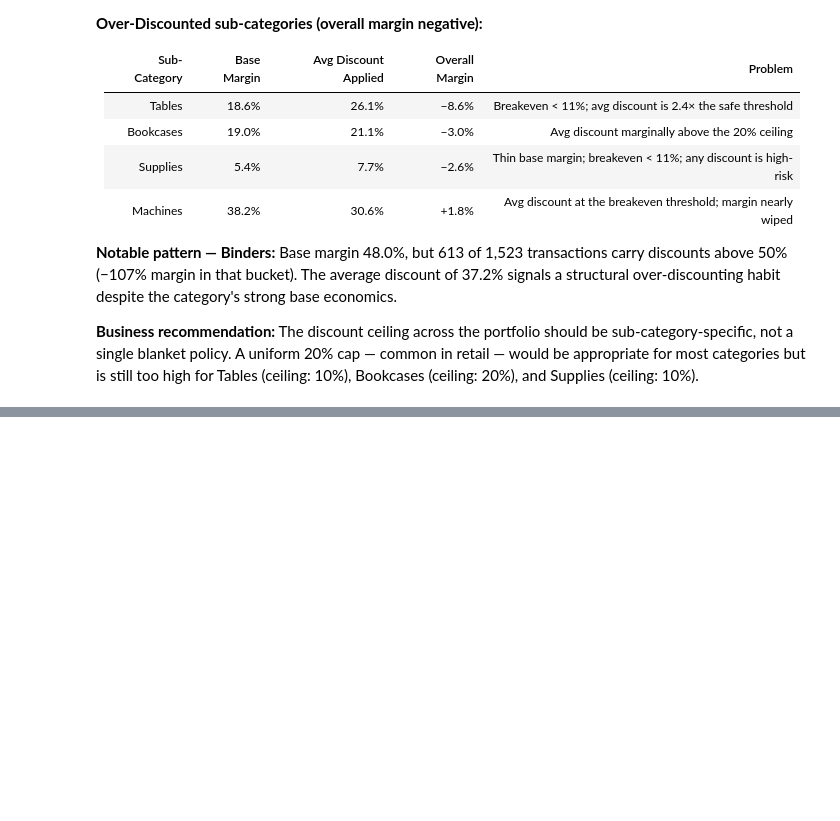
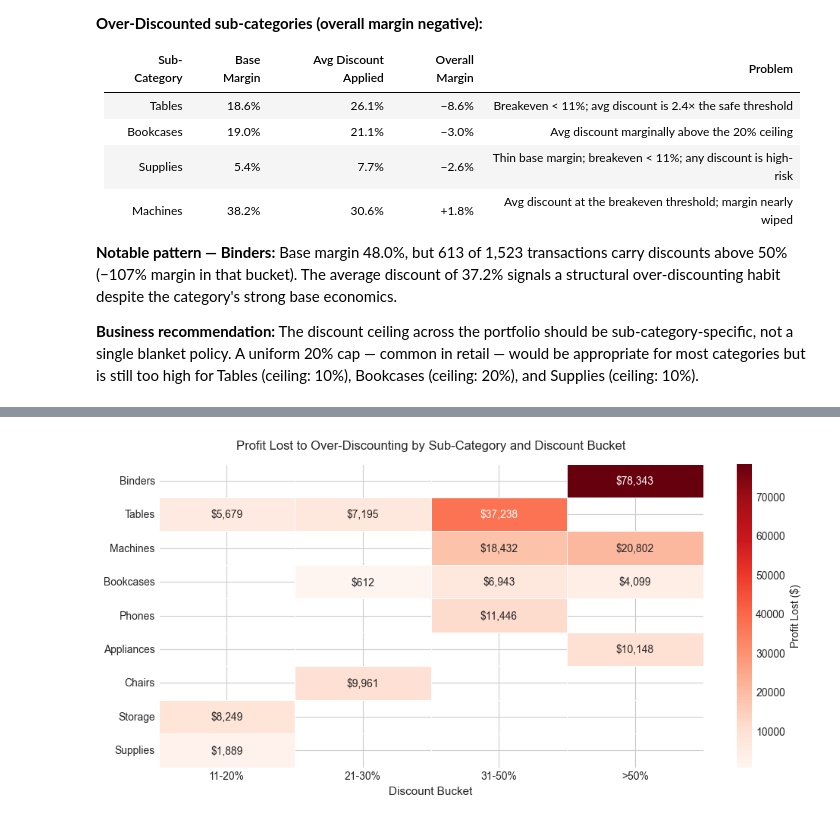
Before and after one commit to JoseFranTZ/superstore-sales-analysis, a Jupyter notebook: notebooks/03_phase2_discounts.ipynb, the cells around one changed output, grey strips where cells are left out. Drawn from its saved outputs; the diff is of its cells as text; code cells hidden in the pictures; blank space fills up the shorter version.

```diff
--- a/notebooks/03_phase2_discounts.ipynb
+++ b/notebooks/03_phase2_discounts.ipynb
@@ -241,0 +411,45 @@ STATUS_COLORS = {
+# %%
+# Visual B — Heatmap: profit lost in absolute dollars by sub-category and bucket
+heat_data = (
+    df_excess.groupby(['Sub-Category', 'discount_bucket'])
+    .agg(profit_lost=('profit_lost', 'sum'))
+    .reset_index()
+)
+
+heat_pivot = heat_data.pivot(
+    index='Sub-Category',
+    columns='discount_bucket',
+    values='profit_lost'
+)
+
+# Reorder rows by total profit lost descending; keep only buckets with data
+heat_pivot = heat_pivot.reindex(agg_excess['Sub-Category'])
+heat_pivot = heat_pivot.dropna(axis=1, how='all')
+heat_pivot = heat_pivot.reindex(columns=[c for c in BUCKET_ORDER if c in heat_pivot.columns])
+
+# Build formatted annotation labels (seaborn fmt doesn't support dollar signs natively)
+annot_labels = heat_pivot.map(lambda x: f'${x:,.0f}' if pd.notna(x) else '')
+
+fig, ax = plt.subplots(figsize=(10, 5))
+
+sns.heatmap(
+    heat_pivot,
+    annot=annot_labels,
+    fmt='',
+    cmap='Reds',
+    linewidths=0.4,
+    linecolor='white',
+    cbar_kws={'label': 'Profit Lost ($)'},
+    ax=ax
+)
+
+ax.set_title('Profit Lost to Over-Discounting by Sub-Category and Discount Bucket', fontsize=12, pad=14)
+ax.set_xlabel('Discount Bucket', fontsize=11)
+ax.set_ylabel('')
+ax.tick_params(axis='x', rotation=0)
+
+plt.tight_layout()
+plt.savefig('../visuals/09c_phase2_profit_lost_heatmap.png', dpi=150, bbox_inches='tight')
+plt.show()
+# %% [output]
+[figure, added]
```
Also changed, not shown: parts of 15 cells of this notebook, 6 other files.
